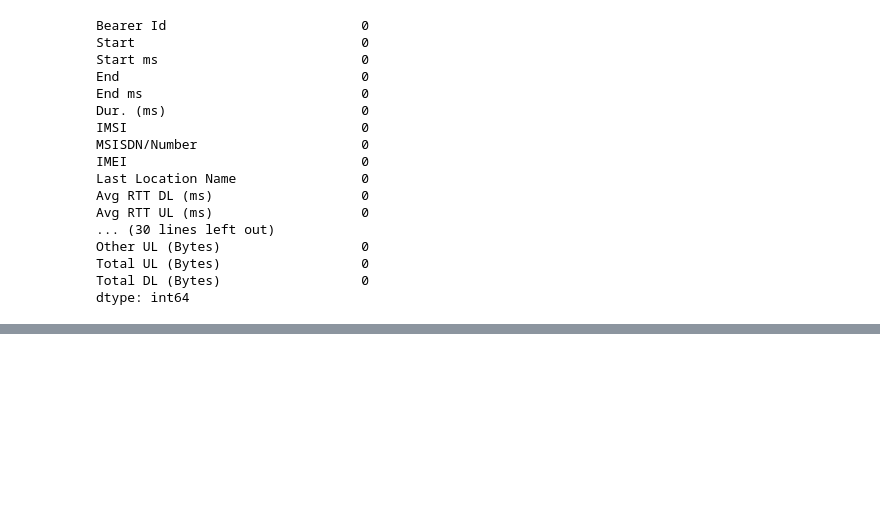
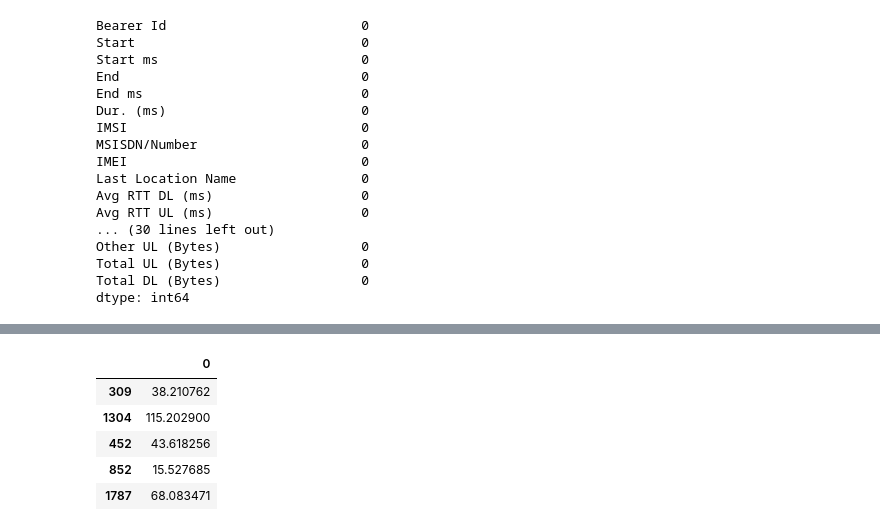
Before and after one commit to ekubay/Telecom-Data-Analysis, a Jupyter notebook: notebooks/Data_cleaning_Extraction_transformation.ipynb, the cells around one changed output, grey strips where cells are left out. Drawn from its saved outputs; the diff is of its cells as text; code cells hidden in the pictures; blank space fills up the shorter version.

```diff
--- a/notebooks/Data_cleaning_Extraction_transformation.ipynb
+++ b/notebooks/Data_cleaning_Extraction_transformation.ipynb
@@ -239,0 +254,16 @@ KeyError: 'Last Location Name '
+# %%
+from sklearn.preprocessing import MinMaxScaler
+
+minmax_scaler = MinMaxScaler()
+
+# generate 1000 data points randomly drawn from an exponential distribution
+original_data = pd.DataFrame(np.random.exponential(200, size=2000))
+
+original_data.sample(5)
+# %% [output]
+|  | 0 |
+| 309 | 38.210762 |
+| 1304 | 115.202900 |
+| 452 | 43.618256 |
+| 852 | 15.527685 |
+| 1787 | 68.083471 |
```
Also changed, not shown: parts of 19 cells of this notebook.
